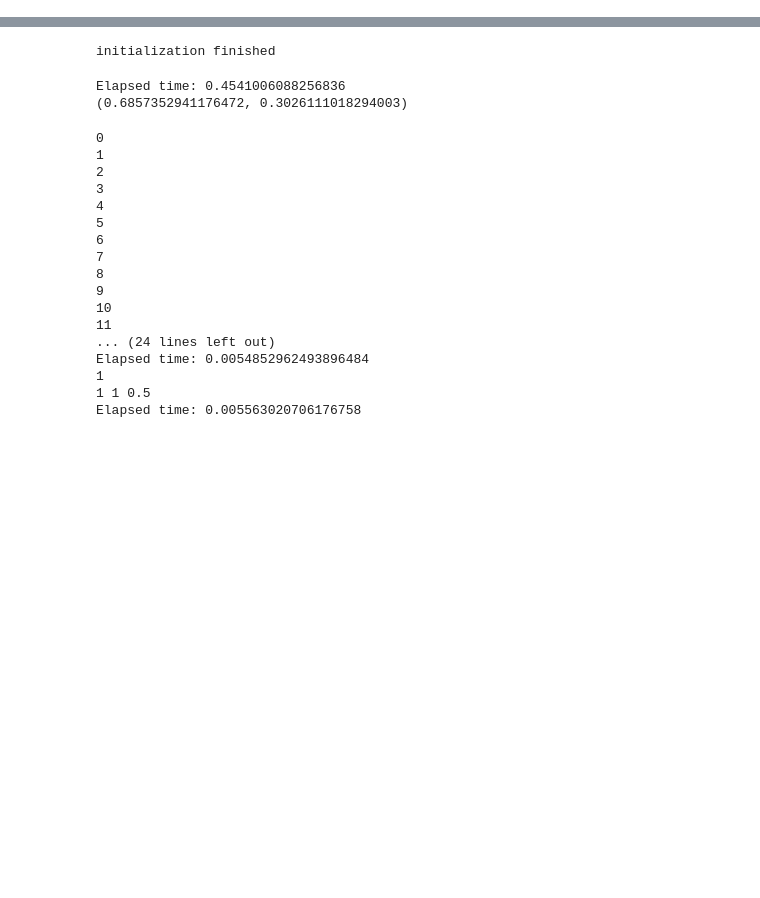
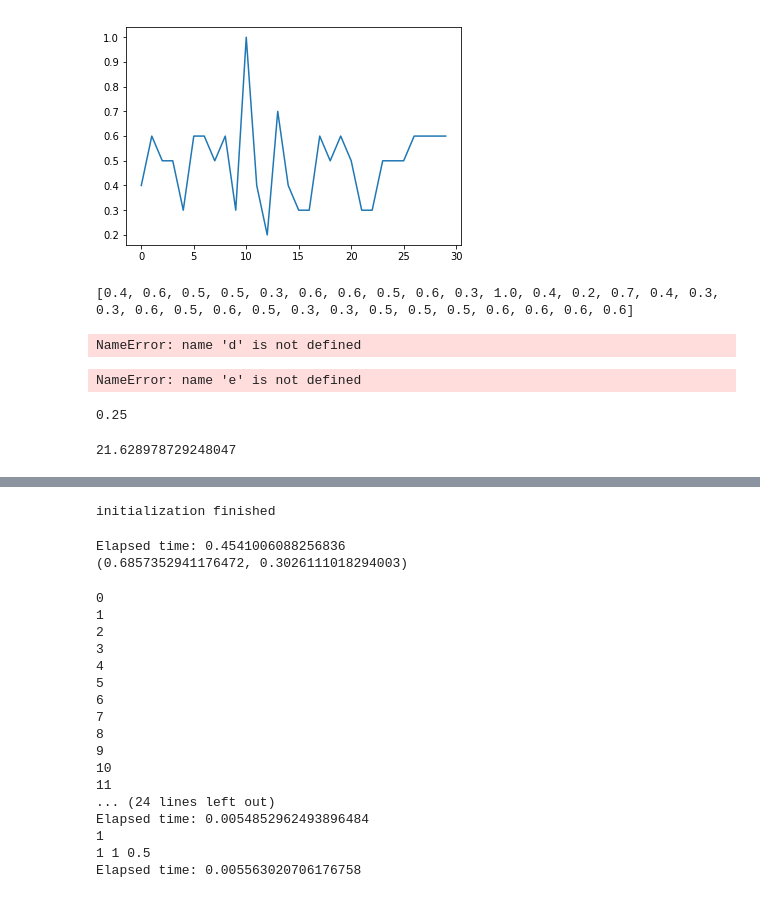
Before and after one commit to Tirore96/CBIR, a Jupyter notebook: Result_knees.ipynb, the cells around one changed output, grey strips where cells are left out. Cells and saved outputs as stored; diff of their text form; code cells hidden in the pictures; blank space fills up the shorter version.

```diff
--- a/Result_knees.ipynb
+++ b/Result_knees.ipynb
@@ -17,0 +148,36 @@ import matplotlib.pyplot as plt
+# %%
+import matplotlib.pyplot as plt
+plt.plot(histo.accuracy)
+plt.show()
+print(histo.accuracy)
+# %% [output]
+[figure, added]
+[0.4, 0.6, 0.5, 0.5, 0.3, 0.6, 0.6, 0.5, 0.6, 0.3, 1.0, 0.4, 0.2, 0.7, 0.4, 0.3, 0.3, 0.6, 0.5, 0.6, 0.5, 0.3, 0.3, 0.5, 0.5, 0.5, 0.6, 0.6, 0.6, 0.6]
+# %%
+e = Evaluator(data_obj=d,method_obj=model,load_as_slice=True,three_slices=True)
+# %% [output]
+NameError: name 'd' is not defined
+# %%
+print(e.calcAuc(8,"ishealthy",True))
+print(e.probabilities)
+#print(e.labels)
+for index,i in enumerate(e.labels):
+    print(index,i)
+
+#m = VGGModel()
+#m.model.summary()
+#n = VGGModel()
+#n.model.summary()
+# %% [output]
+NameError: name 'e' is not defined
+# %%
+#def countClassificationRatio(self,label_indices,label_name,is_positive,label_value):
+e.countClassificationRatio(indices[1:],"ishealthy",False,True)
+# %% [output]
+0.25
+# %%
+a = model.extractFeatures(simple.scans[0])
+b = model.extractFeatures(simple.scans[8])
+model.distance(a,b)
+# %% [output]
+21.628978729248047
```
Also changed, not shown: parts of 25 cells of this notebook, 12 other files.
